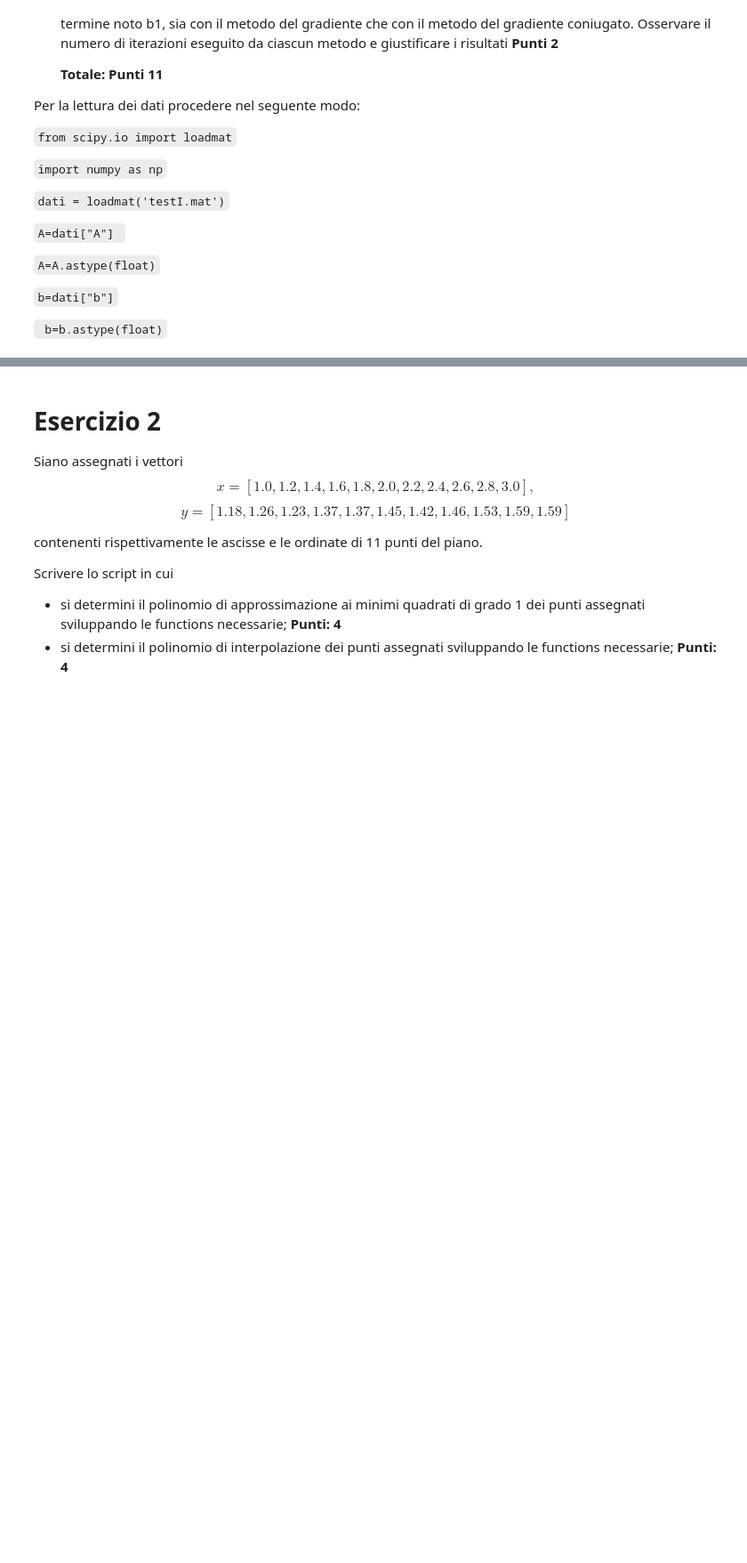
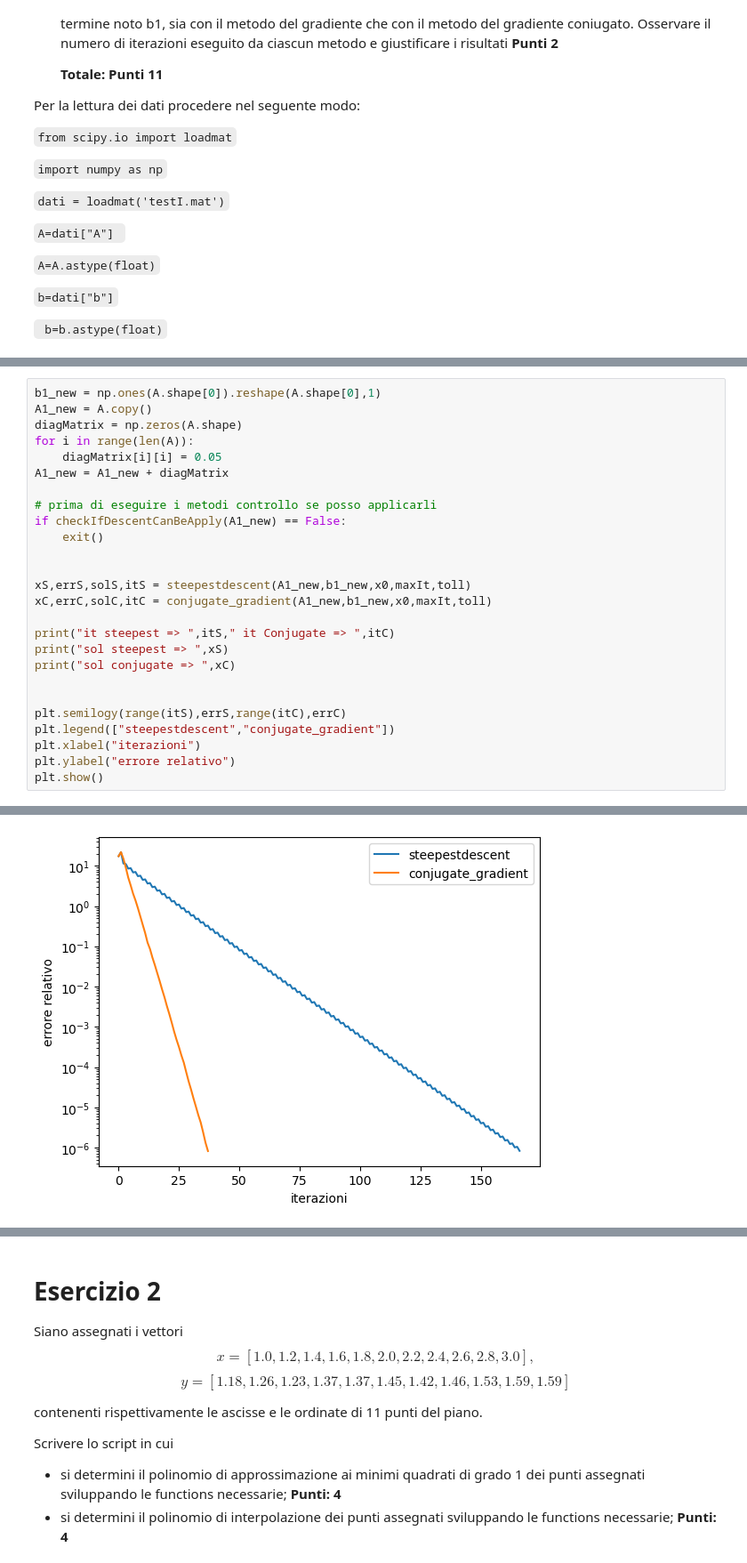
Before and after one commit to FabioFattori/eserciziMetodiNumerici, a Jupyter notebook: Esame21Luglio_TurnoI/Esame21Luglio_2023-Turno_I.ipynb, the cells around one changed output, grey strips where cells are left out. Shown: that part at 89% size. Drawn from its saved outputs; the diff is of its cells as text; blank space fills up the shorter version.

```diff
--- a/Esame21Luglio_TurnoI/Esame21Luglio_2023-Turno_I.ipynb
+++ b/Esame21Luglio_TurnoI/Esame21Luglio_2023-Turno_I.ipynb
@@ -158,0 +194,27 @@ Iterazioni sd pert:  166
+# %%
+b1_new = np.ones(A.shape[0]).reshape(A.shape[0],1)
+A1_new = A.copy()
+diagMatrix = np.zeros(A.shape)
+for i in range(len(A)):
+    diagMatrix[i][i] = 0.05
+A1_new = A1_new + diagMatrix
+
+# prima di eseguire i metodi controllo se posso applicarli
+if checkIfDescentCanBeApply(A1_new) == False:
+    exit()
+
+
+xS,errS,solS,itS = steepestdescent(A1_new,b1_new,x0,maxIt,toll)
+xC,errC,solC,itC = conjugate_gradient(A1_new,b1_new,x0,maxIt,toll)
+
+print("it steepest => ",itS," it Conjugate => ",itC)
+print("sol steepest => ",xS)
+print("sol conjugate => ",xC)
+
+
+plt.semilogy(range(itS),errS,range(itC),errC)
+plt.legend(["steepestdescent","conjugate_gradient"])
+plt.xlabel("iterazioni")
+plt.ylabel("errore relativo")
+plt.show()
+# %% [output]
@@ -158,0 +238 @@ Iterazioni sd pert:  166
+[figure, added]
```
Also changed, not shown: parts of 17 cells of this notebook, 1 other file.
